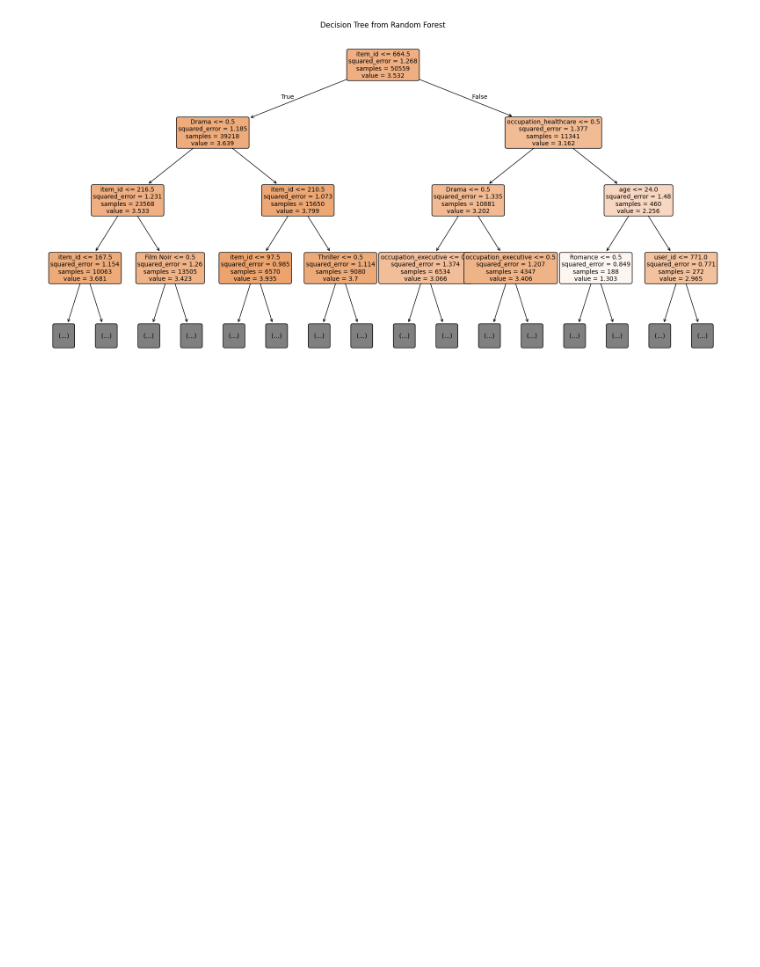
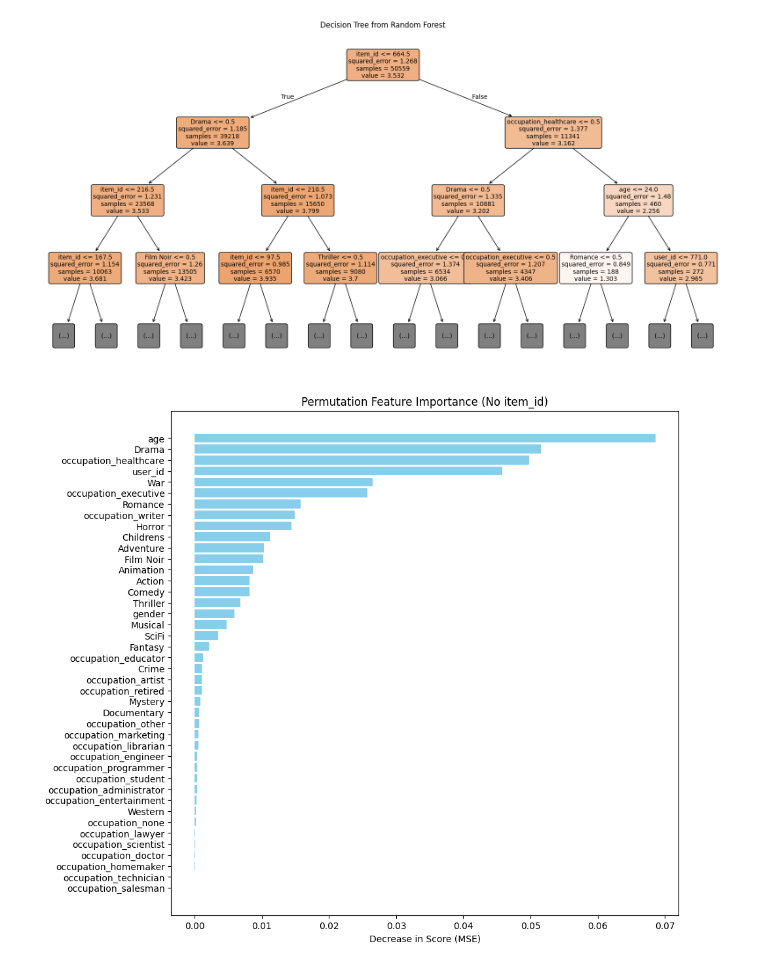
Before and after one commit to Akos-Varga/Recommender, a Jupyter notebook: recommender_random_forests.ipynb, the cells around one changed output. Cells and saved outputs as stored; diff of their text form; code cells hidden in the pictures; blank space fills up the shorter version.

Commit message:
Added "Permutation Feature Importance" in random forest + Added Content Based Filtering Recommender

```diff
--- a/recommender_random_forests.ipynb
+++ b/recommender_random_forests.ipynb
@@ -118,3 +118,40 @@ plt.title("Decision Tree from Random Forest")
 plt.show()
 # %% [output]
 [figure]
+# %%
+# Permutation Feature Importance
+
+# 1. Remove item_id from the training data
+X_train_no_id = X_train.drop(columns=['item_id'], errors='ignore')
+
+# 2. Fit the model without item_id
+rf_model.fit(X_train_no_id, y_train)
+
+# 3. Remove item_id from the test data
+X_test_no_id = X_test.drop(columns=['item_id'], errors='ignore')
+
+# 4. Compute permutation importance
+from sklearn.inspection import permutation_importance
+import matplotlib.pyplot as plt
+
+result = permutation_importance(
+    rf_model,
+    X_test_no_id,
+    y_test,
+    n_repeats=10,
+    random_state=42,
+    scoring='neg_mean_squared_error'
+)
+
+# 5. Plot the results
+importance = result.importances_mean
+features = X_test_no_id.columns
+sorted_idx = importance.argsort()
+
+plt.figure(figsize=(10, 10))
+plt.barh(features[sorted_idx], importance[sorted_idx], color='skyblue')
+plt.xlabel("Decrease in Score (MSE)")
+plt.title("Permutation Feature Importance (No item_id)")
+plt.show()
+# %% [output]
+[figure, added]
```
Also changed, not shown: 1 other file.
